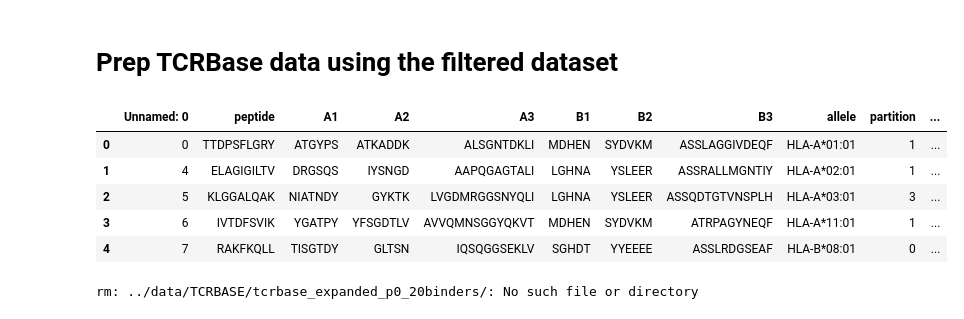
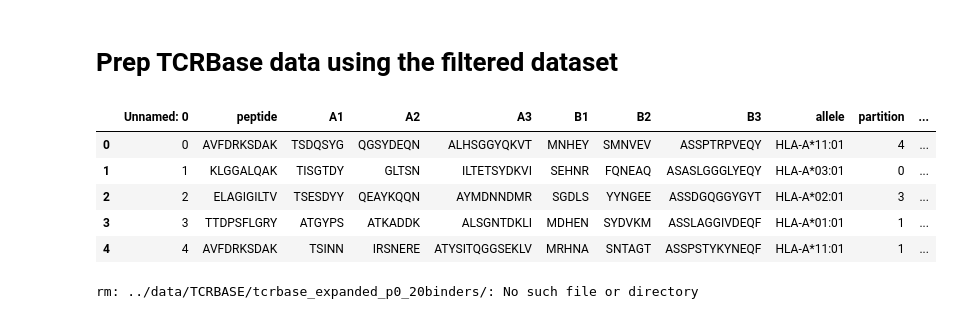
Before and after one commit to richieYT-wan/tclustr, a Jupyter notebook: notebooks/240422_LeavePepOutResults.ipynb, the cells around one changed output. Saved outputs shown, nothing was run; the diff lists cells and outputs as text; code cells hidden in the pictures.

```diff
--- a/notebooks/240422_LeavePepOutResults.ipynb
+++ b/notebooks/240422_LeavePepOutResults.ipynb
@@ -56,16 +53,16 @@ The autoreload extension is already loaded. To reload it, use:
 # %% [markdown]
 # Prep TCRBase data using the filtered dataset
 # %%
-filt_df = pd.read_csv('../data/filtered/240418_nettcr_expanded_20binders_17pep_POSONLY.csv')
+filt_df = pd.read_csv('../data/filtered/240418_nettcr_expanded_20binders_17pep_withswaps.csv')
 filt_df['seq_id'] = range(len(filt_df))
 filt_df.head()
 # %% [output]
 |  | Unnamed: 0 | peptide | A1 | A2 | A3 | B1 | B2 | B3 | allele | partition | ... |
-| 0 | 0 | TTDPSFLGRY | ATGYPS | ATKADDK | ALSGNTDKLI | MDHEN | SYDVKM | ASSLAGGIVDEQF | HLA-A*01:01 | 1 | ... |
-| 1 | 4 | ELAGIGILTV | DRGSQS | IYSNGD | AAPQGAGTALI | LGHNA | YSLEER | ASSRALLMGNTIY | HLA-A*02:01 | 1 | ... |
-| 2 | 5 | KLGGALQAK | NIATNDY | GYKTK | LVGDMRGGSNYQLI | LGHNA | YSLEER | ASSQDTGTVNSPLH | HLA-A*03:01 | 3 | ... |
-| 3 | 6 | IVTDFSVIK | YGATPY | YFSGDTLV | AVVQMNSGGYQKVT | MDHEN | SYDVKM | ATRPAGYNEQF | HLA-A*11:01 | 1 | ... |
-| 4 | 7 | RAKFKQLL | TISGTDY | GLTSN | IQSQGGSEKLV | SGHDT | YYEEEE | ASSLRDGSEAF | HLA-B*08:01 | 0 | ... |
+| 0 | 0 | AVFDRKSDAK | TSDQSYG | QGSYDEQN | ALHSGGYQKVT | MNHEY | SMNVEV | ASSPTRPVEQY | HLA-A*11:01 | 4 | ... |
+| 1 | 1 | KLGGALQAK | TISGTDY | GLTSN | ILTETSYDKVI | SEHNR | FQNEAQ | ASASLGGGLYEQY | HLA-A*03:01 | 0 | ... |
+| 2 | 2 | ELAGIGILTV | TSESDYY | QEAYKQQN | AYMDNNDMR | SGDLS | YYNGEE | ASSDGQGGYGYT | HLA-A*02:01 | 3 | ... |
+| 3 | 3 | TTDPSFLGRY | ATGYPS | ATKADDK | ALSGNTDKLI | MDHEN | SYDVKM | ASSLAGGIVDEQF | HLA-A*01:01 | 1 | ... |
+| 4 | 4 | AVFDRKSDAK | TSINN | IRSNERE | ATYSITQGGSEKLV | MRHNA | SNTAGT | ASSPSTYKYNEQF | HLA-A*11:01 | 1 | ... |
 # %%
 %rm -r ../data/TCRBASE/tcrbase_expanded_p0_20binders/
 %mkdir -p ../data/TCRBASE/tcrbase_expanded_p0_20binders_swapped/
```
Also changed, not shown: parts of 16 cells of this notebook, 9 other files.
